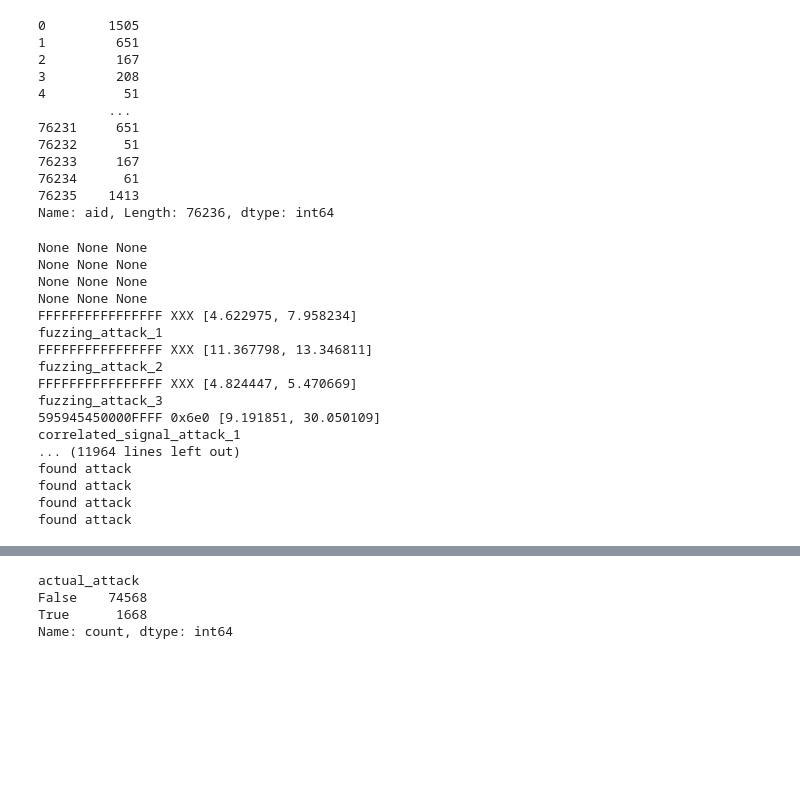
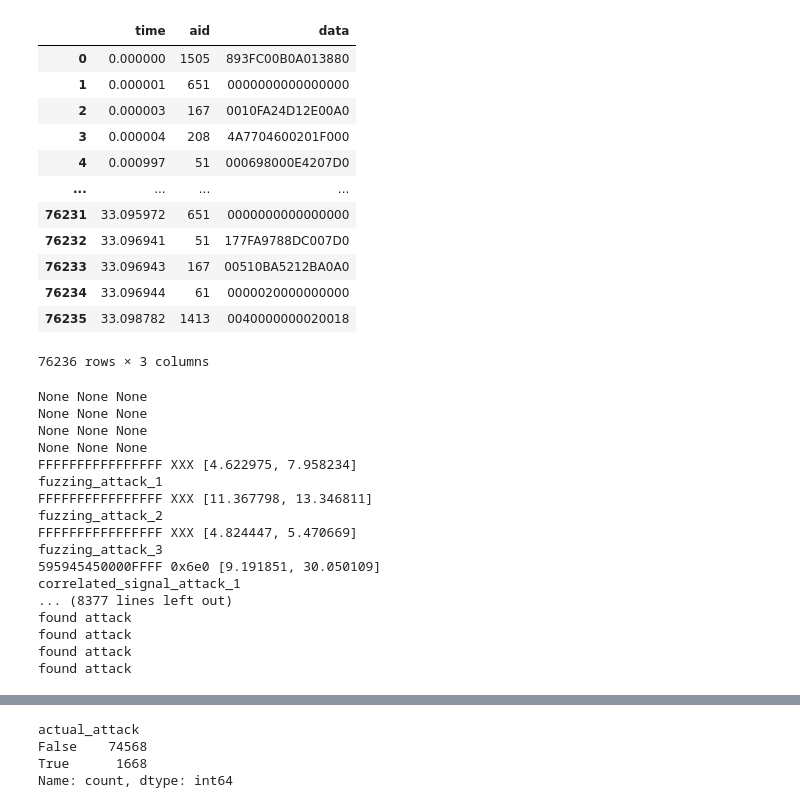
Before and after one commit to jcourson8/CANIDS, a Jupyter notebook: code/data_prep/archive/adddeltatime.ipynb, the cells around one changed output, grey strips where cells are left out. Saved outputs shown, nothing was run; the diff lists cells and outputs as text; code cells hidden in the pictures; blank space fills up the shorter version.

```diff
--- a/code/data_prep/adddeltatime.ipynb
+++ b/code/data_prep/archive/adddeltatime.ipynb
@@ -80,20 +80,21 @@ with open('ambient_dfs.pickle', 'wb') as f:
 with open('attack_dfs.pickle', 'wb') as f:
     pickle.dump(attack_dfs, f)
 # %%
-attack_dfs['correlated_signal_attack_1']["aid"]
+attack_dfs['correlated_signal_attack_1']
 # %% [output]
+|  | time | aid | data |
+| 0 | 0.000000 | 1505 | 893FC00B0A013880 |
+| 1 | 0.000001 | 651 | 0000000000000000 |
+| 2 | 0.000003 | 167 | 0010FA24D12E00A0 |
+| 3 | 0.000004 | 208 | 4A7704600201F000 |
+| 4 | 0.000997 | 51 | 000698000E4207D0 |
+| ... | ... | ... | ... |
+| 76231 | 33.095972 | 651 | 0000000000000000 |
+| 76232 | 33.096941 | 51 | 177FA9788DC007D0 |
+| 76233 | 33.096943 | 167 | 00510BA5212BA0A0 |
+| 76234 | 33.096944 | 61 | 0000020000000000 |
+| 76235 | 33.098782 | 1413 | 0040000000020018 |
-0        1505
-1         651
-2         167
-3         208
-4          51
-         ...
-76231     651
-76232      51
-76233     167
-76234      61
-76235    1413
-Name: aid, Length: 76236, dtype: int64
+76236 rows × 3 columns
 # %%
 
 ambient_dfs_with_time_diff = {}
@@ -107,52 +108,42 @@ for key, attack_file_df in attack_dfs.items():
     attack_dfs_with_time_diff[key] = add_time_diff_since_last_msg_col(attack_file_df, True)
 # %%
 def payload_matches(payload, injection_data_str):
-    for value in payload:
-        if value == "X":
+    for i, value in enumerate(payload):
+        if injection_data_str[i] == "X":
             continue
         else:
-            if value != injection_data_str:
+            if value != injection_data_str[i]:
                 return False
+    return True
 
 for key, attack_file_df in attack_dfs_with_time_diff.items():
-    # extract info from metadata
-    # ex
-    # "injection_data_str":null,
-    # "injection_id":null,
-    # "injection_interval":null,
 
     injection_data_str = attack_metadata[key].get("injection_data_str")
     injection_id = attack_metadata[key].get("injection_id")
     injection_interval = attack_metadata[key].get("injection_interval")
+
     print(injection_data_str, injection_id, injection_interval)
     if injection_data_str and injection_data_str and injection_data_str:
         print(key)
-        # add actual attack column
-        # go through the ambient_file_df and if the time is in the intercal and the aid == injection_id then make attack column true
-        # code
         ambient_file_df['actual_attack'] = False
         if injection_id == "XXX":
-            for index, row in ambient_file_df.iterrows():
+            for index, row in attack_file_df.iterrows():
                 if injection_interval[0] < row['time'] < injection_interval[1]:
                     if payload_matches(row['data'], injection_data_str):
+                        print("found attack")
                         attack_file_df.at[index, 'actual_attack'] = True
         else:
-            for index, row in ambient_file_df.iterrows():
-                # print("AID", row['aid'])
-                # print("injection_id", injection_id)
+            for index, row in attack_file_df.iterrows():
+                # some of the injection ids are in hex some are in decimal
                 try:
                     injection_id = int(injection_id, 16)
                 except:
                     pass
                 if injection_interval[0] < row['time'] < injection_interval[1]:
-                    # check what type injection_id i
-                    # print(injection_id)
                     if row['aid'] == injection_id:
-                        # print("found attack 2")
-                        # if payload_matches(row['data'], injection_data_str):
-                            # print("found attack 3")
-                        print("found attack")
-                        attack_file_df.at[index, 'actual_attack'] = True
+                        if payload_matches(row['data'], injection_data_str):
+                            print("found attack")
+                            attack_file_df.at[index, 'actual_attack'] = True
 # %% [output]
 None None None
 None None None
@@ -166,7 +157,7 @@ FFFFFFFFFFFFFFFF XXX [4.824447, 5.470669]
 fuzzing_attack_3
 595945450000FFFF 0x6e0 [9.191851, 30.050109]
 correlated_signal_attack_1
-... (11964 lines left out)
+... (8377 lines left out)
 found attack
 found attack
 found attack
```
Also changed, not shown: parts of 1 cell of this notebook, 6 other files.
